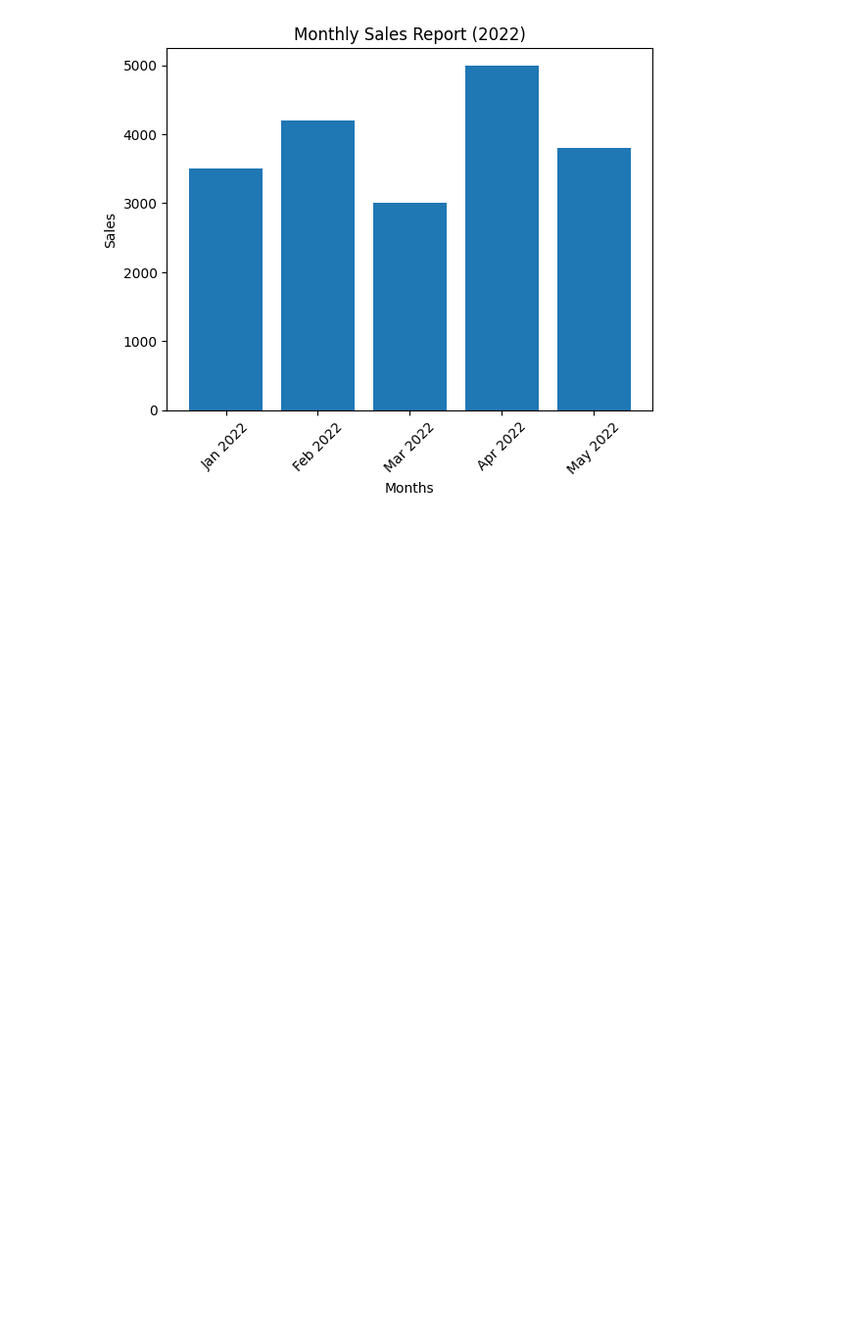
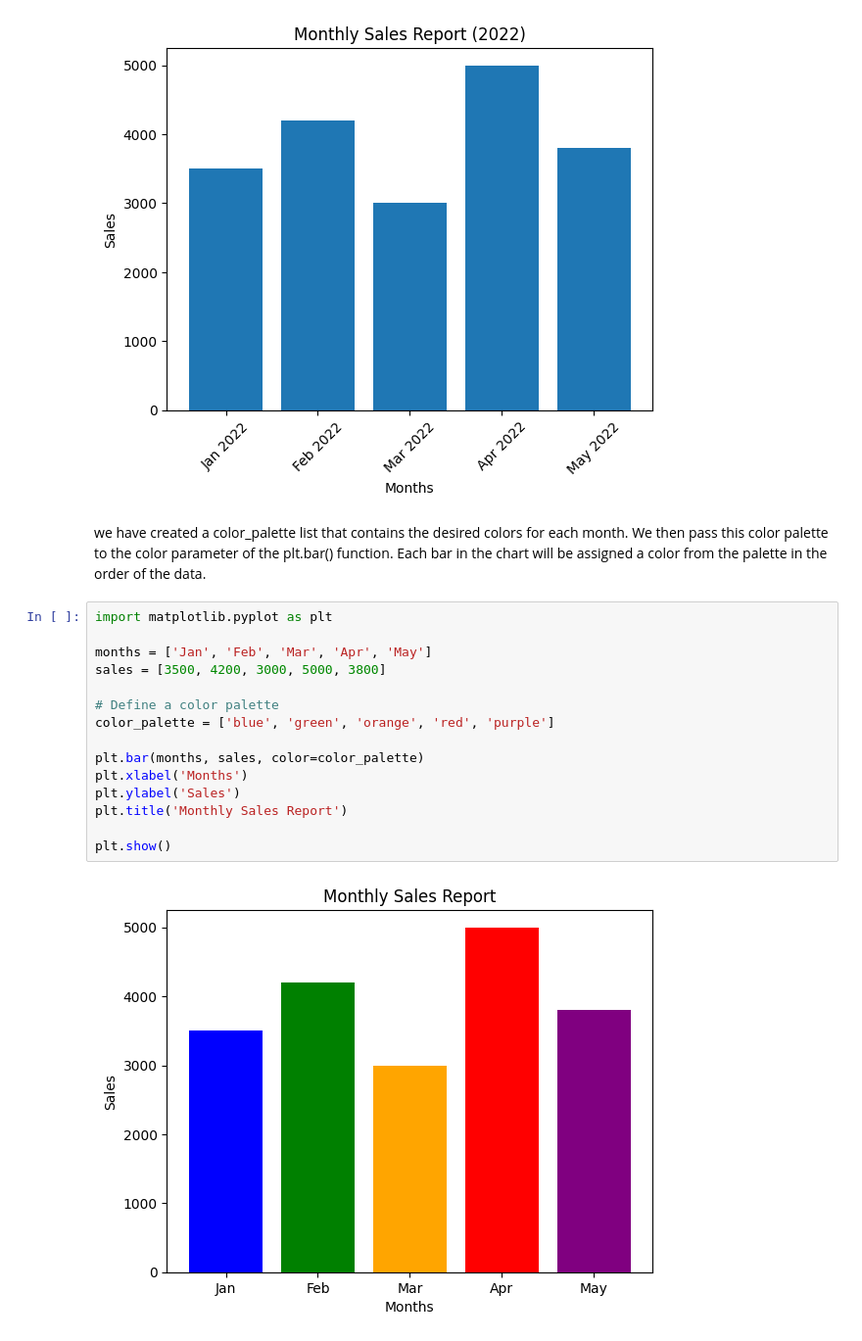
Before and after one commit to sudha9010/project1, a Jupyter notebook: project.ipynb, the cells around one changed output. Shown at 98% size. Cells and saved outputs as stored; diff of their text form; blank space fills up the shorter version.

```diff
--- a/project.ipynb
+++ b/project.ipynb
@@ -47,3 +69,22 @@ plt.xticks(rotation=45)  # Rotate the x-axis labels for better visibility
 plt.show()
 # %% [output]
 [figure]
+# %% [markdown]
+ we have created a color_palette list that contains the desired colors for each month. We then pass this color palette to the color parameter of the plt.bar() function. Each bar in the chart will be assigned a color from the palette in the order of the data.
+# %%
+import matplotlib.pyplot as plt
+
+months = ['Jan', 'Feb', 'Mar', 'Apr', 'May']
+sales = [3500, 4200, 3000, 5000, 3800]
+
+# Define a color palette
+color_palette = ['blue', 'green', 'orange', 'red', 'purple']
+
+plt.bar(months, sales, color=color_palette)
+plt.xlabel('Months')
+plt.ylabel('Sales')
+plt.title('Monthly Sales Report')
+
+plt.show()
+# %% [output]
+[figure, added]
```
Also changed, not shown: parts of 7 cells of this notebook.
